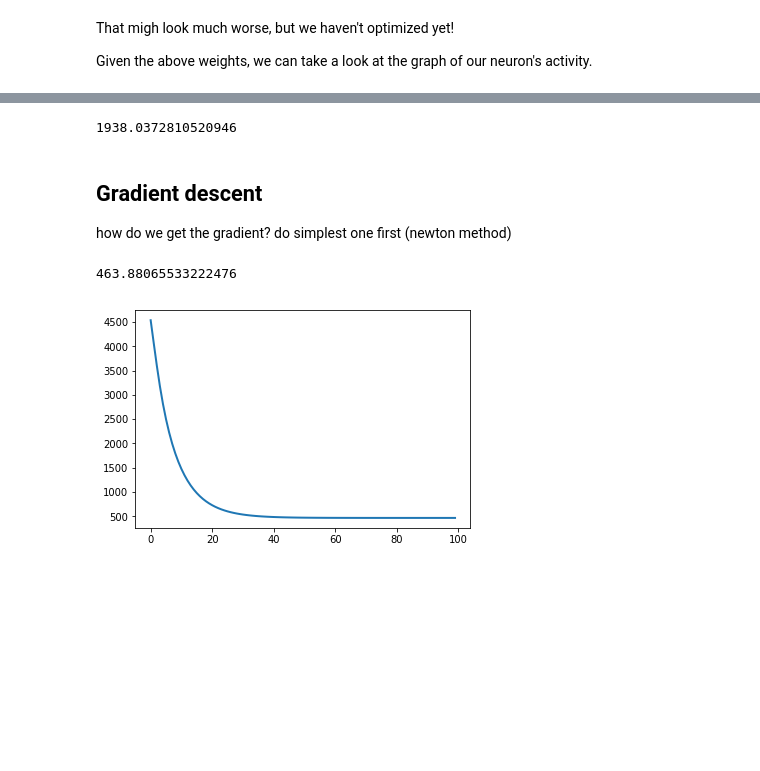
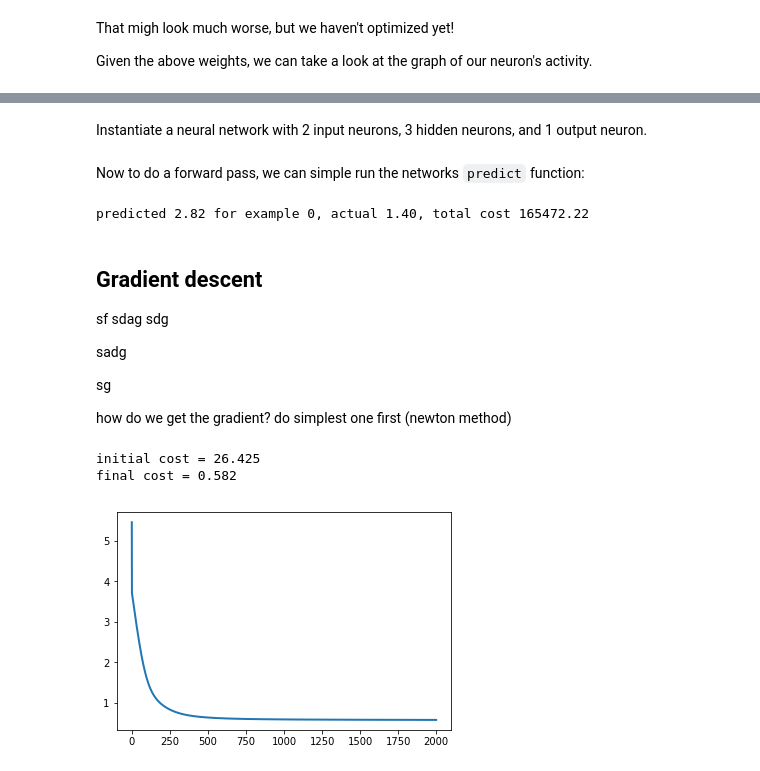
Before and after one commit to genekogan/course-ml4a, a Jupyter notebook: 3a_diy_neural_network.ipynb, the cells around one changed output, grey strips where cells are left out. Drawn from its saved outputs; the diff is of its cells as text; code cells hidden in the pictures; blank space fills up the shorter version.

```diff
--- a/3a_diy_neural_network.ipynb
+++ b/3a_diy_neural_network.ipynb
@@ -314,8 +197,7 @@ Let's implement the sigmoid function, and take a look at its graph.
 def sigmoid(z):
     return 1 / (1 + np.exp(-z))
 
-
-x = np.arange(-10., 10., 0.2)
+x = np.arange(-10.0, 10.0, 0.2)
 sig = sigmoid(x)
 plt.plot(x,sig)
 plt.title('Sigmoid function')
@@ -423,31 +343,39 @@ Instantiate.
+# %% [markdown]
+Instantiate a neural network with 2 input neurons, 3 hidden neurons, and 1 output neuron.
 # %%
 net = Neural_Network(2, 3, 1)
+# %% [markdown]
+Now to do a forward pass, we can simple run the networks `predict` function:
 # %%
 X, y = data, labels
+y_pred = net.predict(X)
+error = cost(y_pred, y)
 
-y_pred = net.predict(X)
-
-error = mse(y_pred, y)
-
-#print('predicted %0.2f, actual %0.2f, mse %0.2f'%(pred_y, y, error))
-print(error)
-# normalize????????
-#X = X/np.amax(X, axis=0)
-#y = y/100 #Max test score is 100
+print('predicted %0.2f for example 0, actual %0.2f, total cost %0.2f'%(pred_y[0], y[0], error))
 # %% [output]
-1938.0372810520946
+predicted 2.82 for example 0, actual 1.40, total cost 165472.22
 # %% [markdown]
 ## Gradient descent
 
+
+sf
+sdag
+sdg
+
+sadg
+
+sg
+
+
 how do we get the gradient? do simplest one first (newton method)
 # %%
 import itertools
 
-def get_gradient(net, X, y):
+def get_gradient491(net, X, y):
     w_delta = 1e-8
 
     y_pred_current = net.predict(X)
-    error_current = mse(y_pred_current, y)
+    error_current = cost(y_pred_current, y)
 
     dw1, dw2 = np.zeros((net.n0, net.n1)), np.zeros((net.n1, net.n2))
     W1, W2 = np.copy(net.W1), np.copy(net.W2)
@@ -456,52 +384,64 @@ def get_gradient(net, X, y):
         net.W1 = np.copy(W1)
         net.W1[i][j] += w_delta
         y_pred = net.predict(X)
-        error = mse(y_pred, y)
+        error = cost(y_pred, y)
         dw1[i][j] = (error - error_current) / w_delta
 
     for i, j in itertools.product(range(net.n1), range(net.n2)):
         net.W2 = np.copy(W2)
         net.W2[i][j] += w_delta
         y_pred = net.predict(X)
-        error = mse(y_pred, y)
+        error = cost(y_pred, y)
         dw2[i][j] = (error - error_current) / w_delta
 
     net.W1, net.W2 = np.copy(W1), np.copy(W2)
 
     return dw1, dw2
 
 
+
+
+X, y = data, labels.reshape((len(labels),1))
+
+
+X = X/np.amax(X, axis=0)
+y = y/np.amax(y, axis=0) #Max test score is 100
+
+
 net = Neural_Network(2, 3, 1)
 
 
-X, y = data, labels
 
 
-# normalize up top!
 
-#X = X/np.amax(X, axis=0)
-#y = y/np.amax(y, axis=0) #Max test score is 100
+y_orig = net.predict(X)
+init_cost = cost(y_orig, y)
+
+print("initial cost = %0.3f" % init_cost)
 
 
-n_epochs = 100
-learning_rate = 0.0001
+
+n_epochs = 2000
+learning_rate = 0.01
 
 errors = []
 for i in range(n_epochs):
-    dw1, dw2 = get_gradient(net, X, y)
+    dw1, dw2 = get_gradient491(net, X, y)
     net.W1 = net.W1 - learning_rate * dw1
     net.W2 = net.W2 - learning_rate * dw2
     y_pred = net.predict(X)
-    error = mse(y_pred, y)
+    error = cost(y_pred, y)
     errors.append(error)
 
 
 plt.plot(range(0, len(errors)), errors, linewidth=2)
 
 
 y_pred = net.predict(X)
-error = mse(y_pred, y)
-print(error)
+final_cost = cost(y_pred, y)
+
+print("final cost = %0.3f" % final_cost)
 # %% [output]
-463.88065533222476
+initial cost = 26.425
+final cost = 0.582
-[figure, old version]
+[figure, new version]
```
Also changed, not shown: parts of 70 cells of this notebook, 2 other files.
